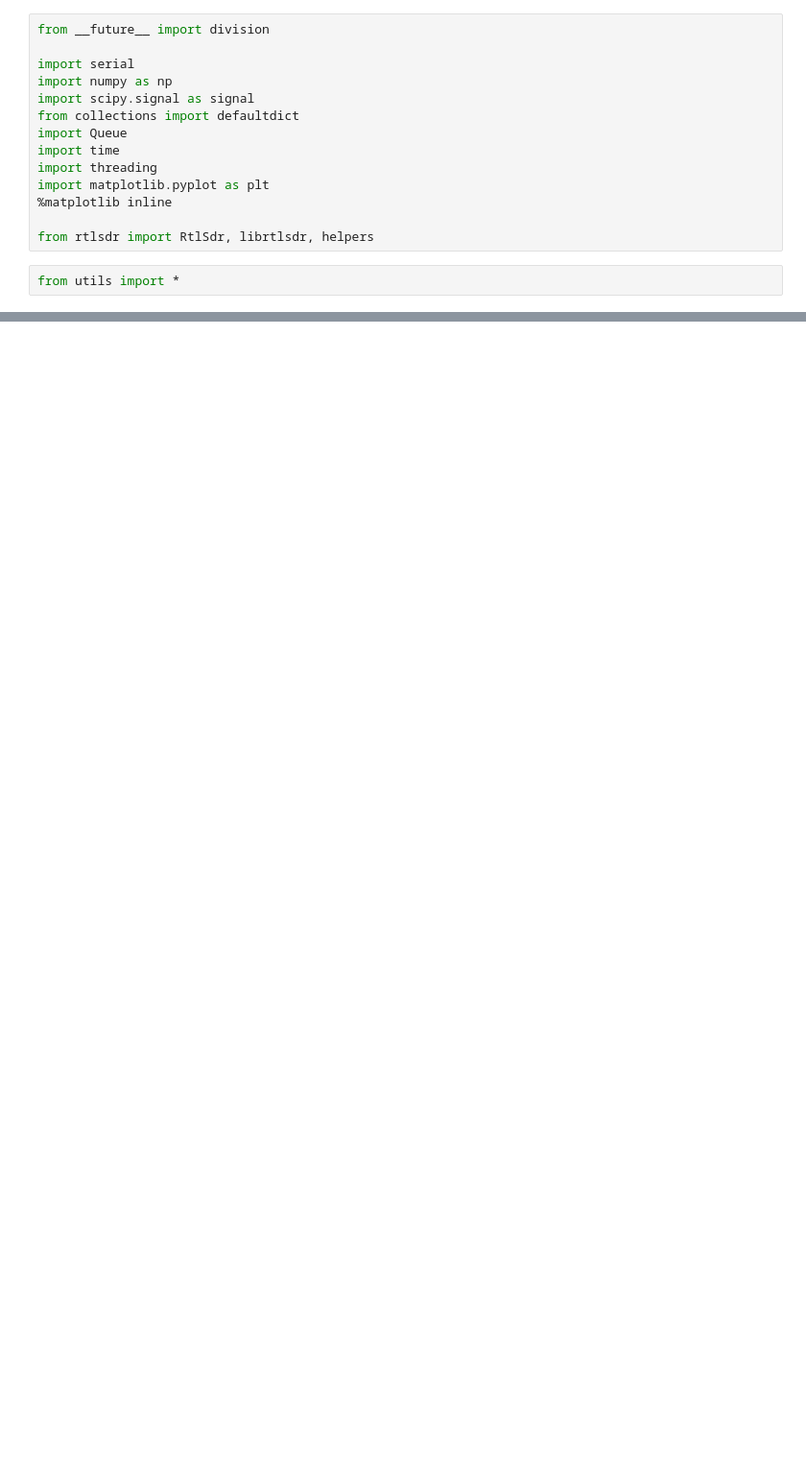
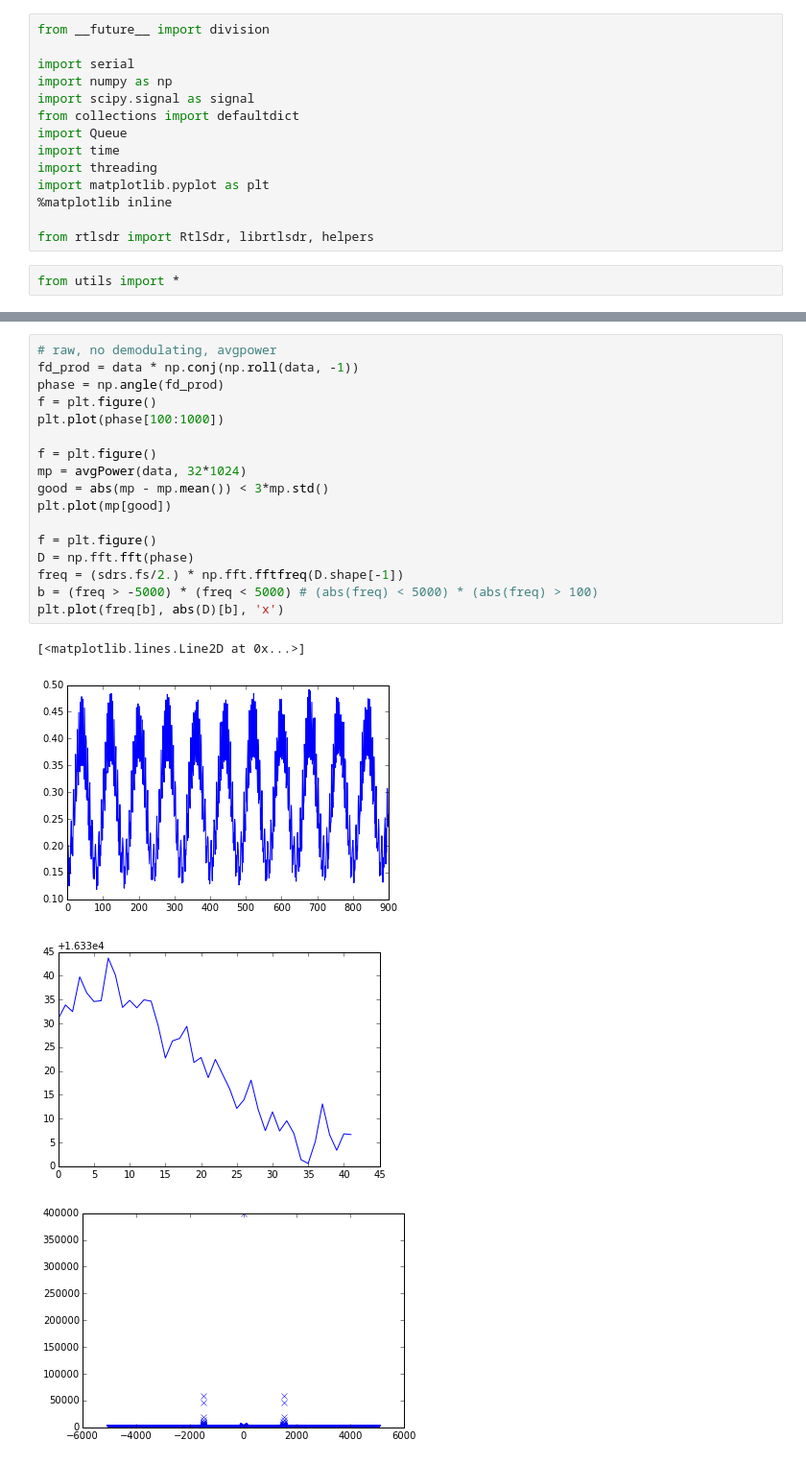
Before and after one commit to gkahn13/radioloc, a Jupyter notebook: servo_serial.ipynb, the cells around one changed output, grey strips where cells are left out. Shown at 96% size. Saved outputs shown, nothing was run; the diff lists cells and outputs as text; blank space fills up the shorter version.

```diff
--- a/servo_serial.ipynb
+++ b/servo_serial.ipynb
@@ -358,0 +421,22 @@ Exception
+# %%
+# raw, no demodulating, avgpower
+fd_prod = data * np.conj(np.roll(data, -1))
+phase = np.angle(fd_prod)
+f = plt.figure()
+plt.plot(phase[100:1000])
+
+f = plt.figure()
+mp = avgPower(data, 32*1024)
+good = abs(mp - mp.mean()) < 3*mp.std()
+plt.plot(mp[good])
+
+f = plt.figure()
+D = np.fft.fft(phase)
+freq = (sdrs.fs/2.) * np.fft.fftfreq(D.shape[-1])
+b = (freq > -5000) * (freq < 5000) # (abs(freq) < 5000) * (abs(freq) > 100)
+plt.plot(freq[b], abs(D)[b], 'x')
+# %% [output]
+[<matplotlib.lines.Line2D at 0x...>]
+[figure, added]
+[figure, added]
+[figure, added]
```
Also changed, not shown: parts of 16 cells of this notebook, 2 other files.
